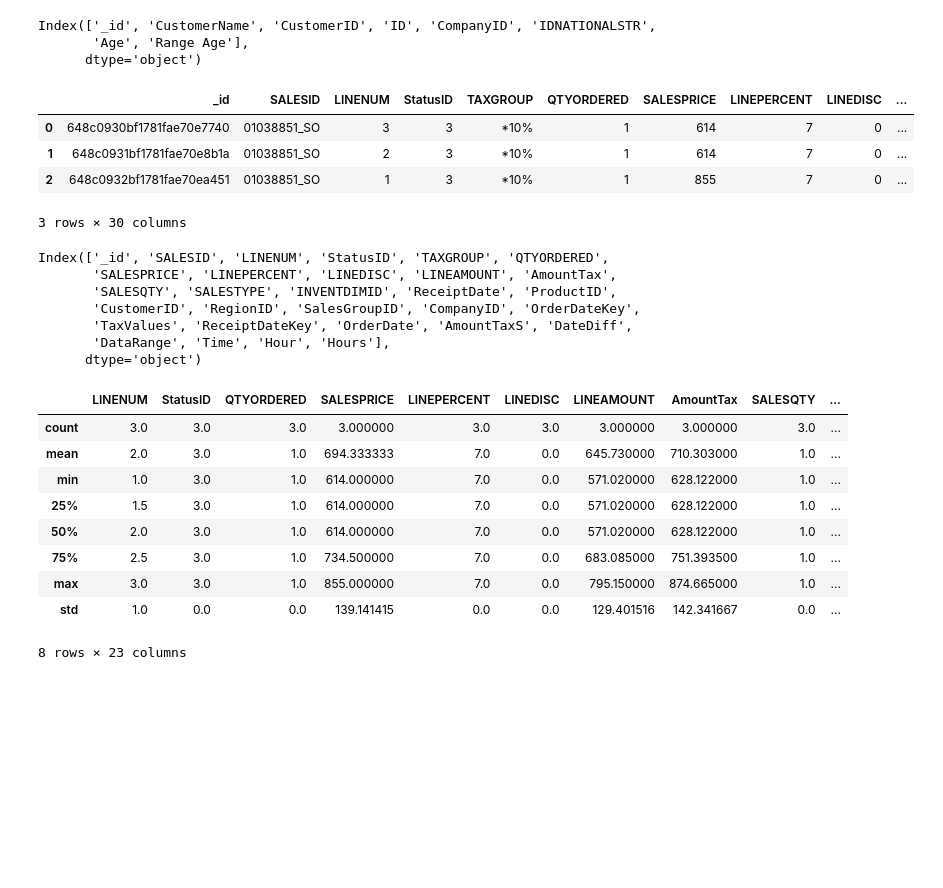
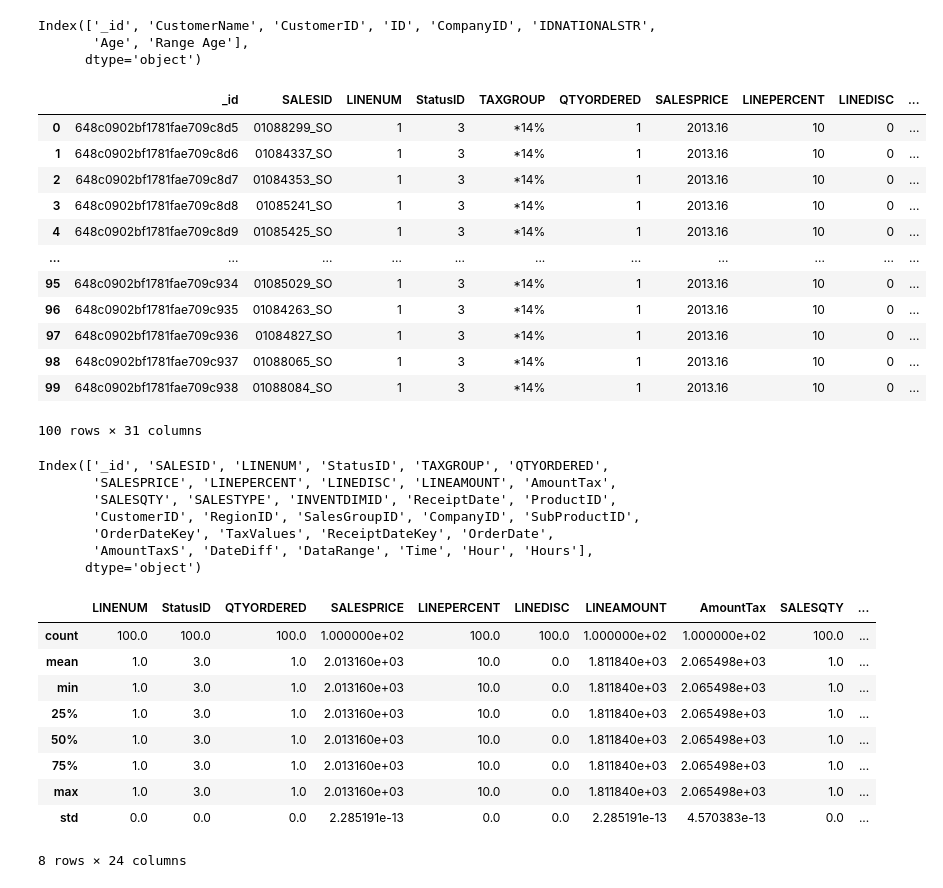
Before and after one commit to MuhammadMemo/DataEngineer, a Jupyter notebook: ProjectMongoDB.ipynb, the cells around one changed output. Drawn from its saved outputs; the diff is of its cells as text; code cells hidden in the pictures; blank space fills up the shorter version.

```diff
--- a/ProjectMongoDB.ipynb
+++ b/ProjectMongoDB.ipynb
@@ -20,7 +20,7 @@ Query_CustomerID={'CustomerID':  75857}
 # %% [markdown]
 fetch order Data
 # %%
-OrderCall=mydb["Order"]
+OrderCall=mydb["Order"].find().limit(100)
 Query_Order={"CustomerID" : 75857}
 # %% [markdown]
 Convert data to dataframe
@@ -39,37 +50,45 @@ Index(['_id', 'CustomerName', 'CustomerID', 'ID', 'CompanyID', 'IDNATIONALSTR',
        'Age', 'Range Age'],
       dtype='object')
 # %%
-df_order= pd.DataFrame(list(OrderCall.find(Query_Order)))
+df_order= pd.DataFrame(list(OrderCall))
 df_order
 # %% [output]
 |  | _id | SALESID | LINENUM | StatusID | TAXGROUP | QTYORDERED | SALESPRICE | LINEPERCENT | LINEDISC | ... |
-| 0 | 648c0930bf1781fae70e7740 | 01038851_SO | 3 | 3 | *10% | 1 | 614 | 7 | 0 | ... |
-| 1 | 648c0931bf1781fae70e8b1a | 01038851_SO | 2 | 3 | *10% | 1 | 614 | 7 | 0 | ... |
-| 2 | 648c0932bf1781fae70ea451 | 01038851_SO | 1 | 3 | *10% | 1 | 855 | 7 | 0 | ... |
+| 0 | 648c0902bf1781fae709c8d5 | 01088299_SO | 1 | 3 | *14% | 1 | 2013.16 | 10 | 0 | ... |
+| 1 | 648c0902bf1781fae709c8d6 | 01084337_SO | 1 | 3 | *14% | 1 | 2013.16 | 10 | 0 | ... |
+| 2 | 648c0902bf1781fae709c8d7 | 01084353_SO | 1 | 3 | *14% | 1 | 2013.16 | 10 | 0 | ... |
+| 3 | 648c0902bf1781fae709c8d8 | 01085241_SO | 1 | 3 | *14% | 1 | 2013.16 | 10 | 0 | ... |
+| 4 | 648c0902bf1781fae709c8d9 | 01085425_SO | 1 | 3 | *14% | 1 | 2013.16 | 10 | 0 | ... |
+| ... | ... | ... | ... | ... | ... | ... | ... | ... | ... | ... |
+| 95 | 648c0902bf1781fae709c934 | 01085029_SO | 1 | 3 | *14% | 1 | 2013.16 | 10 | 0 | ... |
+| 96 | 648c0902bf1781fae709c935 | 01084263_SO | 1 | 3 | *14% | 1 | 2013.16 | 10 | 0 | ... |
+| 97 | 648c0902bf1781fae709c936 | 01084827_SO | 1 | 3 | *14% | 1 | 2013.16 | 10 | 0 | ... |
+| 98 | 648c0902bf1781fae709c937 | 01088065_SO | 1 | 3 | *14% | 1 | 2013.16 | 10 | 0 | ... |
+| 99 | 648c0902bf1781fae709c938 | 01088084_SO | 1 | 3 | *14% | 1 | 2013.16 | 10 | 0 | ... |
-3 rows × 30 columns
+100 rows × 31 columns
 # %%
 df_order.columns
 # %% [output]
 Index(['_id', 'SALESID', 'LINENUM', 'StatusID', 'TAXGROUP', 'QTYORDERED',
        'SALESPRICE', 'LINEPERCENT', 'LINEDISC', 'LINEAMOUNT', 'AmountTax',
        'SALESQTY', 'SALESTYPE', 'INVENTDIMID', 'ReceiptDate', 'ProductID',
-       'CustomerID', 'RegionID', 'SalesGroupID', 'CompanyID', 'OrderDateKey',
-       'TaxValues', 'ReceiptDateKey', 'OrderDate', 'AmountTaxS', 'DateDiff',
-       'DataRange', 'Time', 'Hour', 'Hours'],
+       'CustomerID', 'RegionID', 'SalesGroupID', 'CompanyID', 'SubProductID',
+       'OrderDateKey', 'TaxValues', 'ReceiptDateKey', 'OrderDate',
+       'AmountTaxS', 'DateDiff', 'DataRange', 'Time', 'Hour', 'Hours'],
       dtype='object')
 # %%
 df_order.describe()
 # %% [output]
 |  | LINENUM | StatusID | QTYORDERED | SALESPRICE | LINEPERCENT | LINEDISC | LINEAMOUNT | AmountTax | SALESQTY | ... |
-| count | 3.0 | 3.0 | 3.0 | 3.000000 | 3.0 | 3.0 | 3.000000 | 3.000000 | 3.0 | ... |
-| mean | 2.0 | 3.0 | 1.0 | 694.333333 | 7.0 | 0.0 | 645.730000 | 710.303000 | 1.0 | ... |
-| min | 1.0 | 3.0 | 1.0 | 614.000000 | 7.0 | 0.0 | 571.020000 | 628.122000 | 1.0 | ... |
-| 25% | 1.5 | 3.0 | 1.0 | 614.000000 | 7.0 | 0.0 | 571.020000 | 628.122000 | 1.0 | ... |
-| 50% | 2.0 | 3.0 | 1.0 | 614.000000 | 7.0 | 0.0 | 571.020000 | 628.122000 | 1.0 | ... |
-| 75% | 2.5 | 3.0 | 1.0 | 734.500000 | 7.0 | 0.0 | 683.085000 | 751.393500 | 1.0 | ... |
-| max | 3.0 | 3.0 | 1.0 | 855.000000 | 7.0 | 0.0 | 795.150000 | 874.665000 | 1.0 | ... |
-| std | 1.0 | 0.0 | 0.0 | 139.141415 | 0.0 | 0.0 | 129.401516 | 142.341667 | 0.0 | ... |
+| count | 100.0 | 100.0 | 100.0 | 1.000000e+02 | 100.0 | 100.0 | 1.000000e+02 | 1.000000e+02 | 100.0 | ... |
+| mean | 1.0 | 3.0 | 1.0 | 2.013160e+03 | 10.0 | 0.0 | 1.811840e+03 | 2.065498e+03 | 1.0 | ... |
+| min | 1.0 | 3.0 | 1.0 | 2.013160e+03 | 10.0 | 0.0 | 1.811840e+03 | 2.065498e+03 | 1.0 | ... |
+| 25% | 1.0 | 3.0 | 1.0 | 2.013160e+03 | 10.0 | 0.0 | 1.811840e+03 | 2.065498e+03 | 1.0 | ... |
+| 50% | 1.0 | 3.0 | 1.0 | 2.013160e+03 | 10.0 | 0.0 | 1.811840e+03 | 2.065498e+03 | 1.0 | ... |
+| 75% | 1.0 | 3.0 | 1.0 | 2.013160e+03 | 10.0 | 0.0 | 1.811840e+03 | 2.065498e+03 | 1.0 | ... |
+| max | 1.0 | 3.0 | 1.0 | 2.013160e+03 | 10.0 | 0.0 | 1.811840e+03 | 2.065498e+03 | 1.0 | ... |
+| std | 0.0 | 0.0 | 0.0 | 2.285191e-13 | 0.0 | 0.0 | 2.285191e-13 | 4.570383e-13 | 0.0 | ... |
-8 rows × 23 columns
+8 rows × 24 columns
 # %%
 df_Customer.set_index('CustomerID')
 # %% [output]
```
Also changed, not shown: parts of 5 cells of this notebook.
